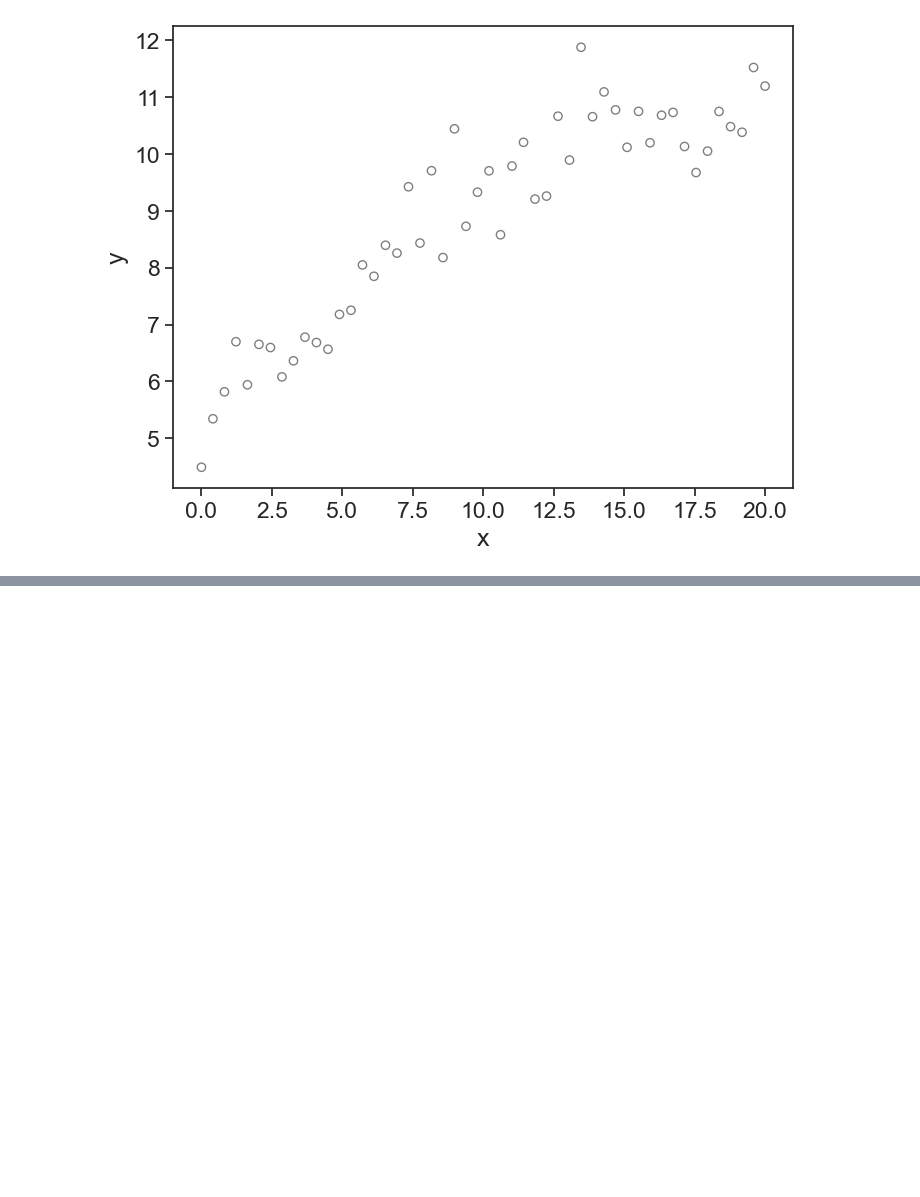
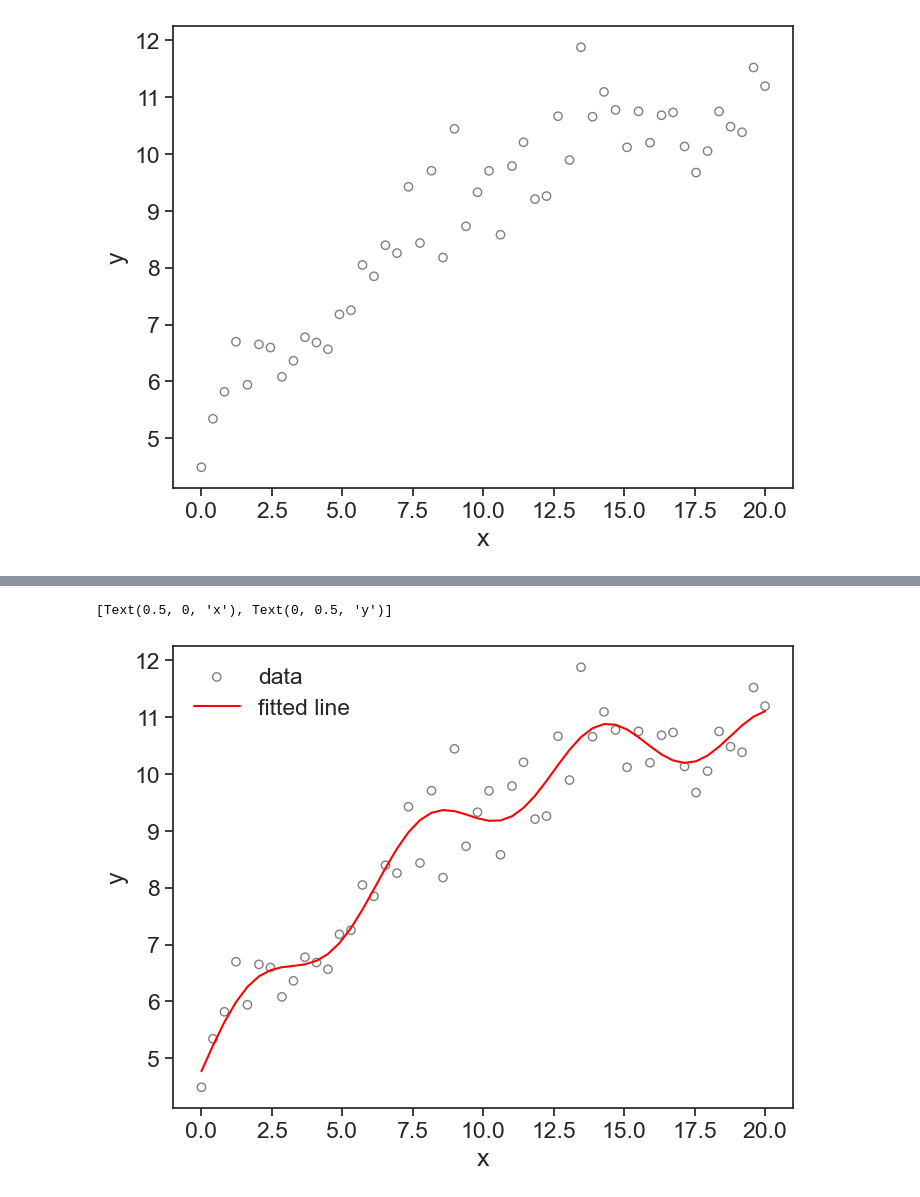
Before and after one commit to yairmau/statistics, a Jupyter notebook: regression/least-squares.ipynb, the cells around one changed output, grey strips where cells are left out. Saved outputs shown, nothing was run; the diff lists cells and outputs as text; code cells hidden in the pictures; blank space fills up the shorter version.

```diff
--- a/regression/least-squares.ipynb
+++ b/regression/least-squares.ipynb
@@ -139,10 +291,16 @@ ax.legend(frameon=False)
 # %%
+#| code-summary: "non polynomial example"
+#| code-fold: false
 nsample = 50
 sig = 0.5
 x = np.linspace(0, 20, nsample)
-X = np.column_stack((x, np.sin(x), (x - 5) ** 2, np.ones(nsample)))
+X = np.column_stack((
+    x,
+    np.sin(x),
+    (x - 5) ** 2,
+    np.ones(nsample)
+    ))
 beta = [0.5, 0.5, -0.02, 5.0]
-
 y_true = np.dot(X, beta)
 y = y_true + sig * np.random.normal(size=nsample)
 # %%
@@ -156,8 +313,8 @@ ax.set(xlabel='x',
 [Text(0.5, 0, 'x'), Text(0, 0.5, 'y')]
 [figure]
 # %%
-res = sm.OLS(y, X).fit()
-print(res.summary())
+result = sm.OLS(y, X).fit()
+print(result.summary())
 # %% [output]
                             OLS Regression Results
 ==============================================================================
@@ -178,0 +340,11 @@ Notes:
+# %%
+fig, ax = plt.subplots(figsize=(8, 6))
+ax.scatter(x, y, label='data', facecolors='none', edgecolors='black', alpha=0.5)
+ax.plot(x, np.dot(X, result.params), color='red', label='fitted line')
+ax.legend(frameon=False)
+ax.set(xlabel='x',
+       ylabel='y',
+       )
+# %% [output]
+[Text(0.5, 0, 'x'), Text(0, 0.5, 'y')]
+[figure, added]
```
Also changed, not shown: parts of 32 cells of this notebook, 26 other files.
